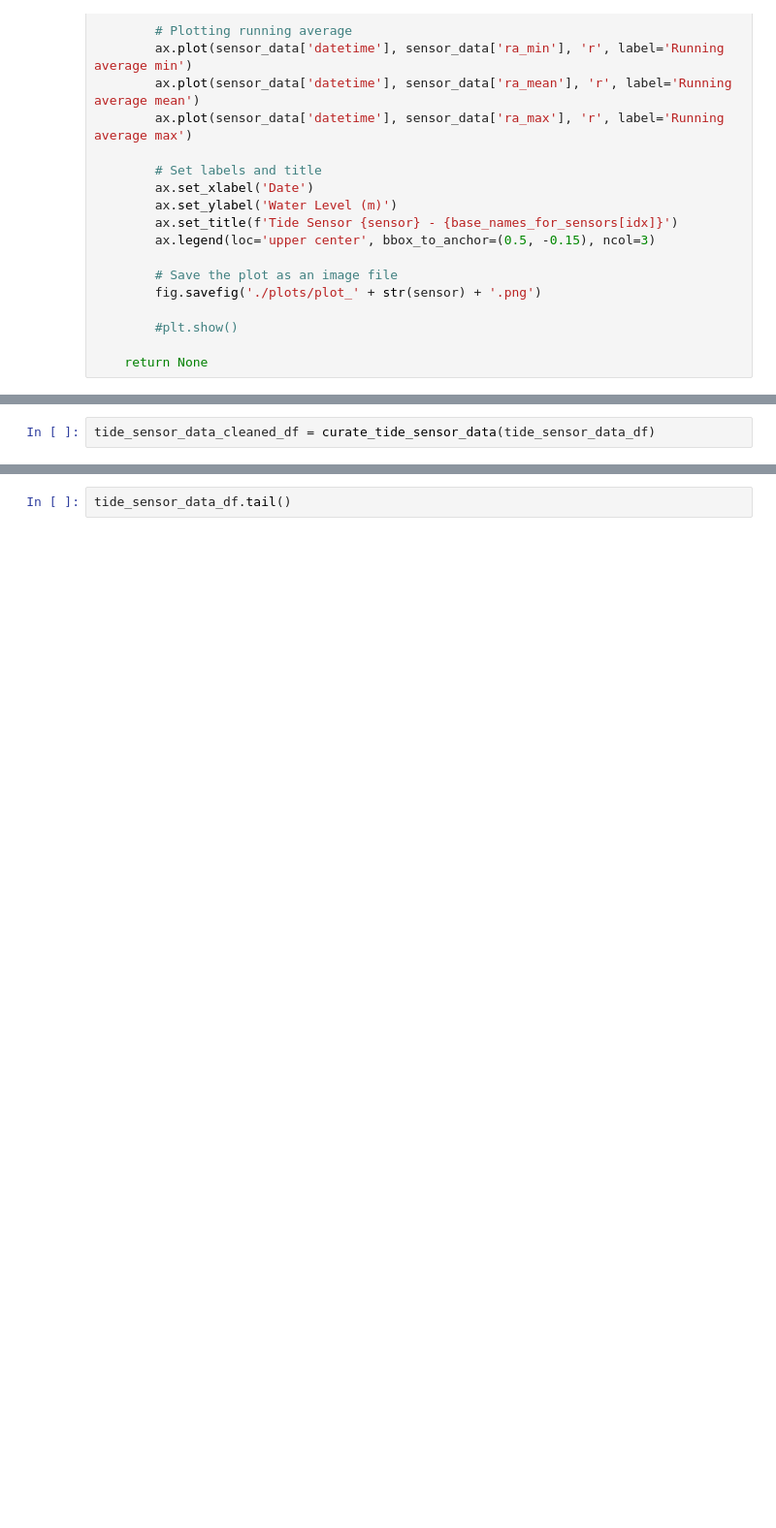
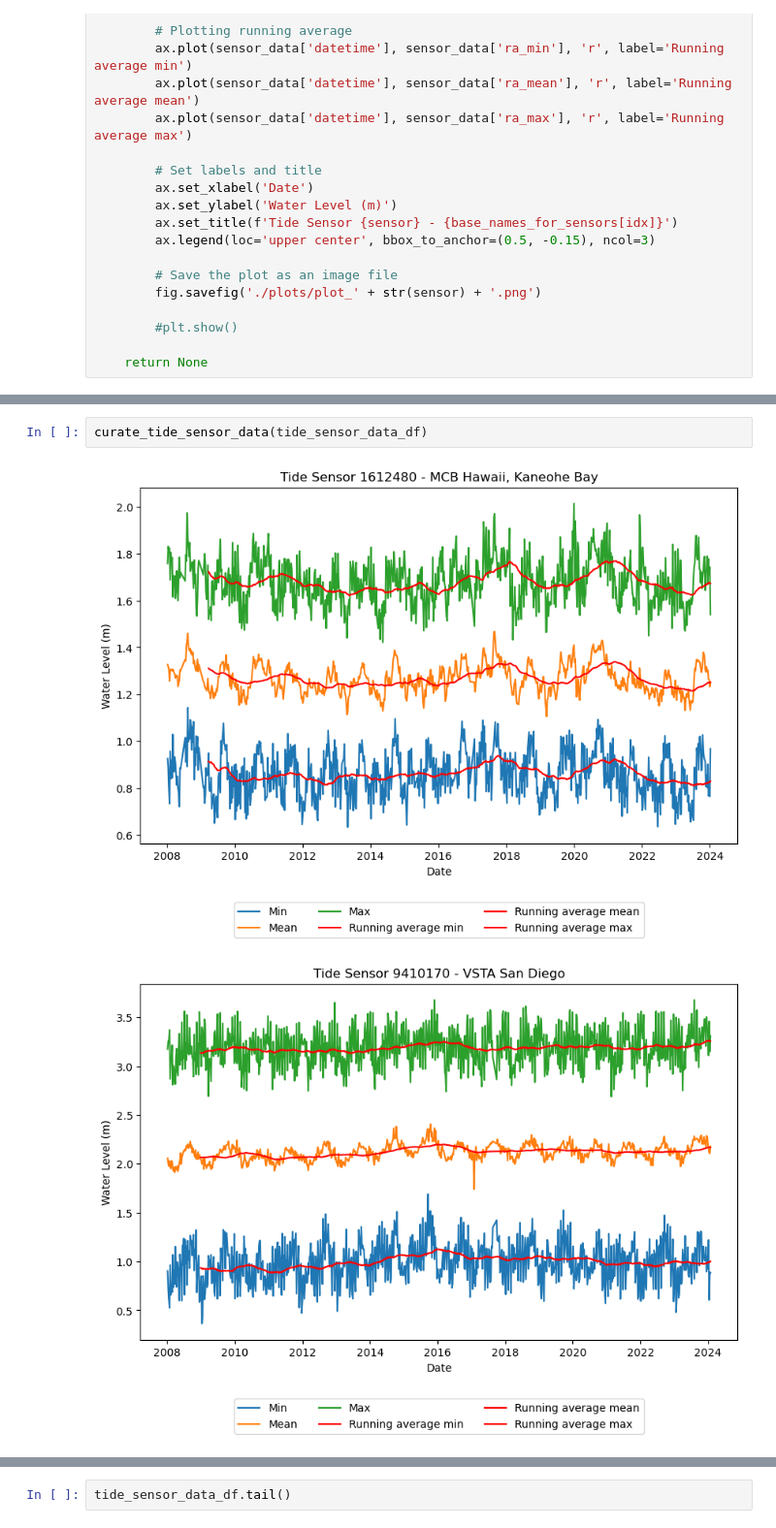
Before and after one commit to shaives/HarborTide, a Jupyter notebook: test.ipynb, the cells around one changed output, grey strips where cells are left out. Shown at 97% size. Cells and saved outputs as stored; diff of their text form; blank space fills up the shorter version.

```diff
--- a/test.ipynb
+++ b/test.ipynb
@@ -239,2 +285,5 @@ tide_sensors_df, tide_sensor_data_df = data_import_tidel_sensors()
-# %%
-tide_sensor_data_cleaned_df = curate_tide_sensor_data(tide_sensor_data_df)
+# %%
+curate_tide_sensor_data(tide_sensor_data_df)
+# %% [output]
+[figure, added]
+[figure, added]
```
Also changed, not shown: parts of 9 cells of this notebook, 1 other file.
